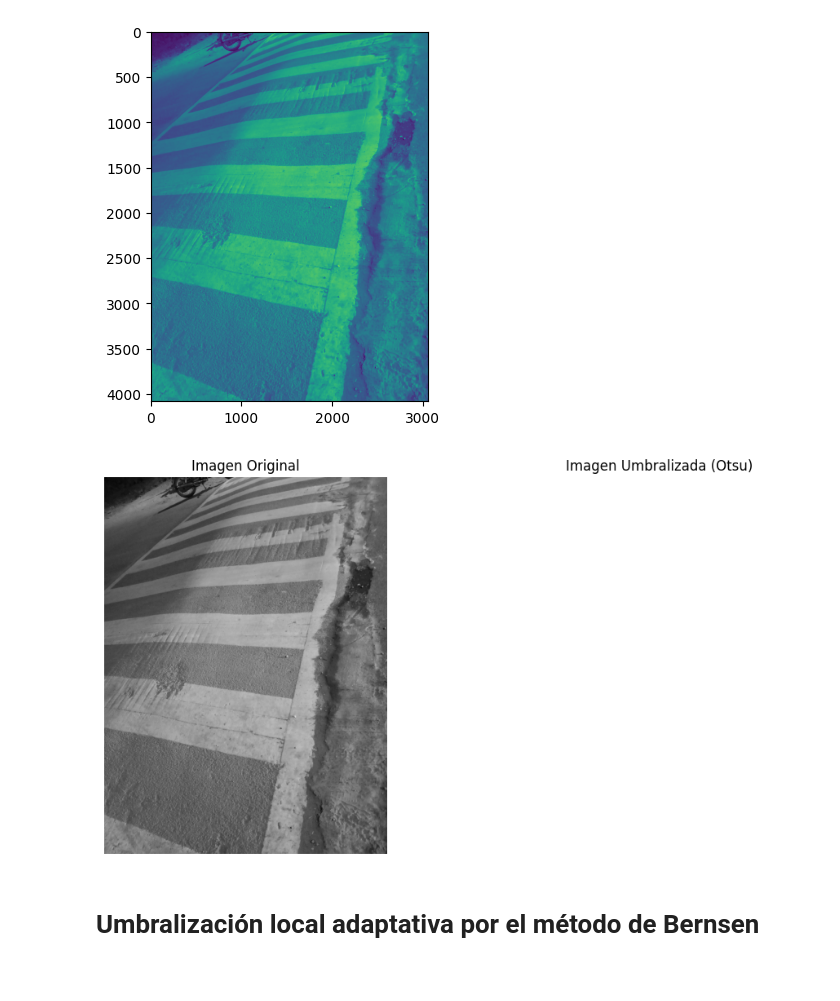
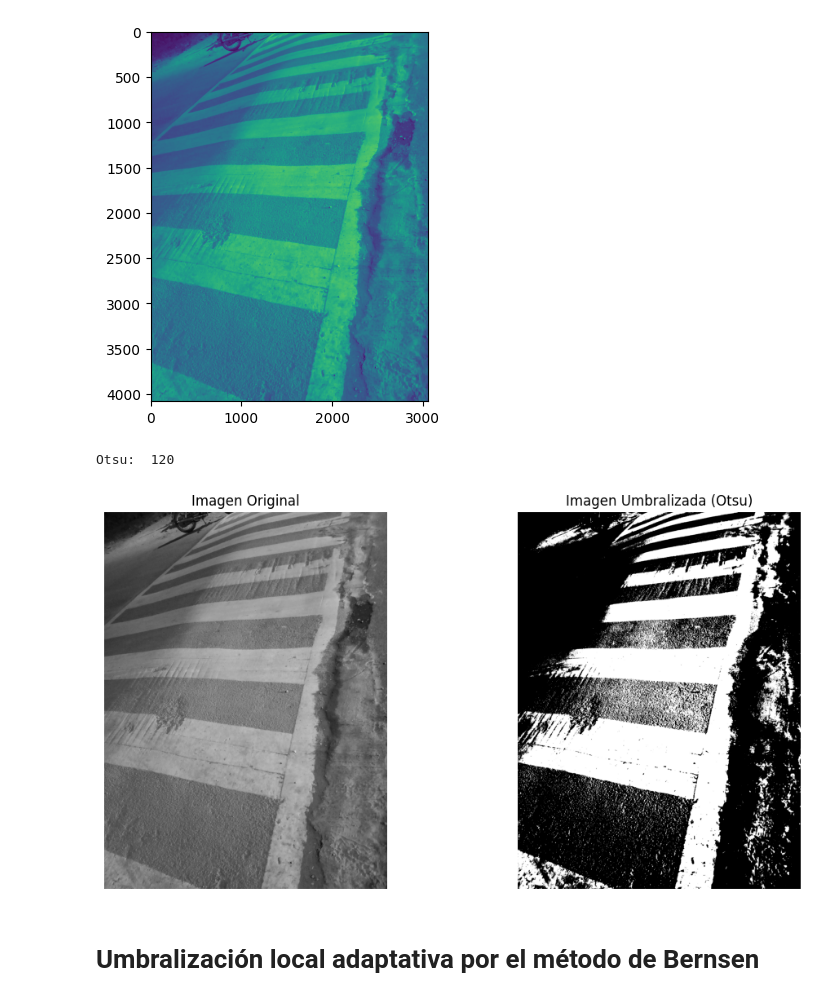
Before and after one commit to OmarFloresSanchez/Pancitos, a Jupyter notebook: Practica1-4/practica1-4.ipynb, the cells around one changed output. Saved outputs shown, nothing was run; the diff lists cells and outputs as text; code cells hidden in the pictures.

Commit message:
final de otsu

```diff
--- a/Practica1-4/practica1-4.ipynb
+++ b/Practica1-4/practica1-4.ipynb
@@ -115,94 +122,62 @@ def umbralizacionOtsu(imagen):
     # Paso 2: Normalizar el histograma
     histograma = histograma / (filas * columnas)
 
+
     var_max = 0
     umbral_optimo = 0
 
+
     # proceso para encontrar el umbral óptimo
     for umbral in range(1, 256):
-        Wbg = 0
-        Wfg = 0
-        Xbg = 0
-        Xfg = 0
-        media_general = 0
-        Vbg = 0
-        Vfg = 0
-        val1 = []
-        val2 = []
+        # Calcular w1, w2
+        w1 = np.sum(histograma[:umbral])    # suma de 0 al umbral
+        w2 = np.sum(histograma[umbral:])    # suma del umbral al final
 
-        # calcula la media y el promedio de la aparicion
-        for x in range(1,256):
-            if(histograma[x] > umbral_optimo):
-                Wbg += 1
-                Xbg += histograma[x]
-                val1.append(histograma[x])
-            else:
-                Wfg += 1
-                Xfg += histograma[x]
-                val2.append(histograma[x])
-
-            media_general += histograma[x]
-
-        if Wbg == 0 or Wfg == 0:
-                    continue
-        # print(arreglo)
-        Xbg /= Wbg
-        Xfg /= Wfg
-
-        Wbg /= histograma.size
-        Wfg /= histograma.size
-
-        Vbg = np.var(val1)
-        Vfg = np.var(val2)
-
-        # Calcular w1, w2
-        # w1 = np.sum(histograma[:umbral])    # suma de 0 al umbral
-        # w2 = np.sum(histograma[umbral:])    # suma del umbral al final
-
-
+        if w1 == 0 or w2 == 0:
+            continue
 
         # Calcular media1, media2
-        # media1 = np.sum(np.arange(umbral) * histograma[:umbral]) / w1
-        # media2 = np.sum(np.arange(umbral, 256) * histograma[umbral:]) / w2
+        media1 = np.sum(np.arange(umbral) * histograma[:umbral]) / w1
+        media2 = np.sum(np.arange(umbral, 256) * histograma[umbral:]) / w2
 
-        # Calcular varianza entre clases
-        # var_between = w1 * w2 * ((media1 - media2) ** 2)
-
-        var_between = Wbg * Wfg * ((Xfg - Xbg) ** 2)
+        #Calcular varianza entre clases
+        var_between = w1 * w2 * ((media1 - media2) ** 2)
 
         if var_between > var_max:
             var_max = var_between
             umbral_optimo = umbral
 
     # Paso 5: Aplicar el umbral óptimo
     imagen_binaria = (imagen > umbral_optimo) * 255
 
+    print("Otsu: ", umbral_optimo)
+
     return imagen_binaria
 
-# Cargar la imagen en escala de grises
-imagen = cv2.imread(foto1, 0)
 
-# Aplicar umbralización de Otsu de forma manual
-imagen_umbralizada = umbralizacionOtsu(imagen)
+# ----- LLAMADO DE LAS FUNCIONES -----
+imagen = cv2.imread(foto1, 0)   # lee la imagen en escala de grises
 
-# Crear una imagen binaria usando el umbral manual
-imagenbien = Image.fromarray(imagen_umbralizada)
+otsu = umbralizacionOtsu(imagen)  # guarda la imagen que resulta de ostu
 
-# Mostrar la imagen original y la imagen umbralizada
+imgOtsu = Image.fromarray(otsu)    # pasa el arreglo a imagen
+
+# Muestra la imagen original y la imagen umbralizada
 plt.figure(figsize=(12, 6))
 plt.subplot(1, 2, 1)
 plt.imshow(imagen, cmap='gray')
 plt.title('Imagen Original')
 plt.axis('off')
 
 plt.subplot(1, 2, 2)
-plt.imshow(imagenbien, cmap='gray')
+plt.imshow(imgOtsu, cmap='gray')
 plt.title('Imagen Umbralizada (Otsu)')
 plt.axis('off')
 
 plt.show()
 # %% [output]
+Otsu:  120
-[figure, old version]
+[figure, new version]
 # %% [markdown]
 # Umbralización local adaptativa por el método de Bernsen
 # %%
```
Also changed, not shown: parts of 4 cells of this notebook.
